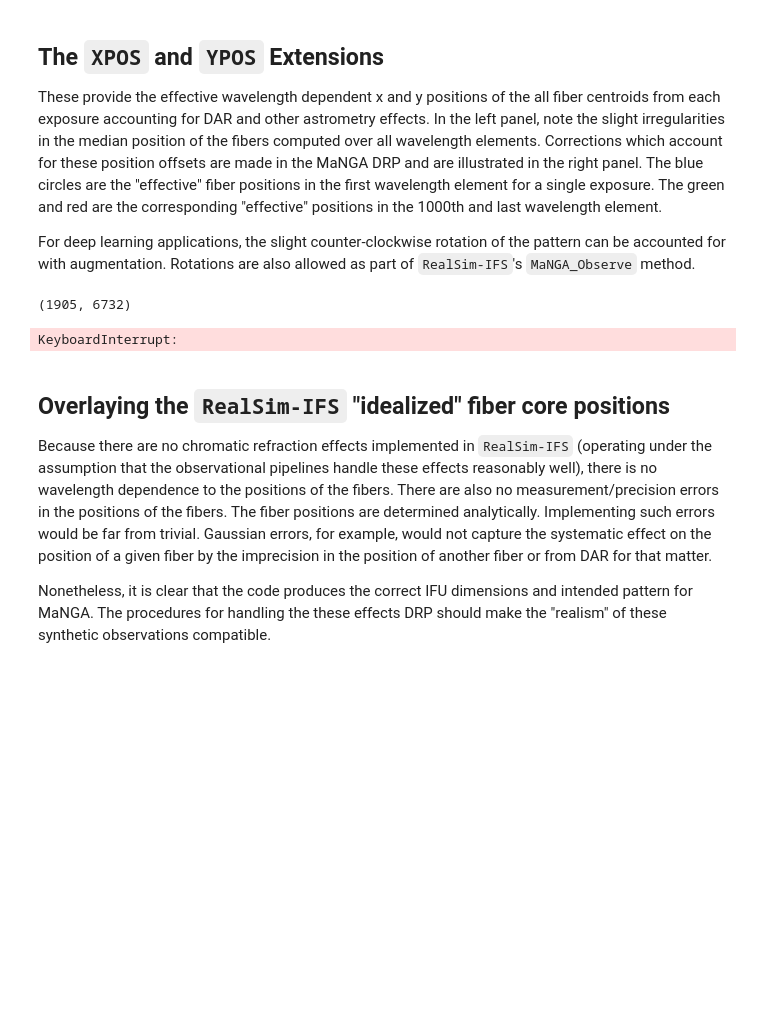
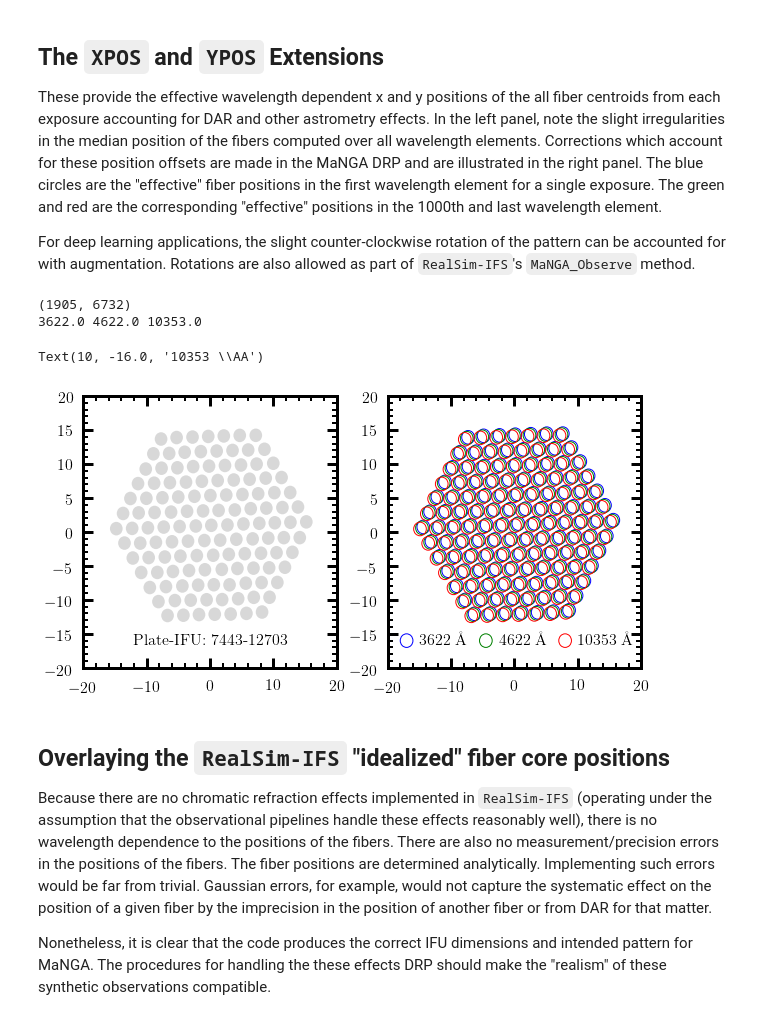
Before and after one commit to cbottrell/RealSim-IFS, a Jupyter notebook: MaNGA_RSS_File_test.ipynb, the cells around one changed output. Saved outputs shown, nothing was run; the diff lists cells and outputs as text; code cells hidden in the pictures; blank space fills up the shorter version.

```diff
--- a/MaNGA_RSS_File_test.ipynb
+++ b/MaNGA_RSS_File_test.ipynb
@@ -273,46 +277,56 @@ for ax in axarr.flat:
 ax = axarr[0]
 
 for xy in zip(med_xpos[:127],med_ypos[:127]):
     core = Circle(xy=xy,radius=1,transform=ax.transData,facecolor='Grey',alpha=0.3)
     ax.add_artist(core)
 
-ax.text(0.5,0.05,"Plate-IFU: {}-{}".format(plate,ifudesign),
-        ha='center',va='bottom',color='black',fontsize=16,transform=ax.transAxes)
+ax.text(0.5,0.1,"Plate-IFU: {}-{}".format(plate,ifudesign),
+        ha='center',va='center',color='black',fontsize=16,transform=ax.transAxes)
 
 #ax.scatter(med_xpos[:127],med_ypos[:127],facecolor = 'lightgrey',edgecolor=None)
 #ax.scatter(med_xpos[127:2*127],med_ypos[127:2*127],facecolor = 'lightgrey',edgecolor=None)
 #ax.scatter(med_xpos[2*127:3*127],med_ypos[2*127:3*127],facecolor = 'lightgrey',edgecolor=None)
 
 ax = axarr[1]
 
 for xy in zip(xpos[:127,0],ypos[:127,0]):
-    fibre1 = Circle(xy=xy,radius=1,transform=ax.transData,facecolor = 'None',edgecolor='blue',label='{:.0f} \AA'.format(lam[0]))
-    ax.add_artist(fibre1)
+    fibre = Circle(xy=xy,radius=1,transform=ax.transData,facecolor = 'None',edgecolor='blue',label='{:.0f} \AA'.format(lam[0]))
+    ax.add_artist(fibre)
 
-fibre1 = Circle(xy=(-17.5,0.1*40-20),radius=1,transform=ax.transData,facecolor = 'None',edgecolor='blue',label='{:.0f} \AA'.format(lam[0]))
-ax.add_artist(fibre1)
-ax.text(-15,0.1*40-20,'{:.0f} \AA'.format(lam[0]),ax.transData,ha='left',va='center')
+fibre = Circle(xy=(-17,0.1*40-20),radius=1,transform=ax.transData,facecolor = 'None',edgecolor='blue',label='{:.0f} \AA'.format(lam[0]))
+ax.add_artist(fibre)
+ax.text(-15,0.1*40-20,r'{:.0f} \AA'.format(lam[0]),transform=ax.transData,ha='left',va='center',fontsize=16)
 
 
 for xy in zip(xpos[:127,lam_index],ypos[:127,lam_index]):
-    fibre2 = Circle(xy=xy,radius=1,transform=ax.transData,facecolor = 'None',edgecolor='green',label='{:.0f} \AA'.format(lam[0]))
-    ax.add_artist(fibre2)
+    fibre = Circle(xy=xy,radius=1,transform=ax.transData,facecolor = 'None',edgecolor='green',label='{:.0f} \AA'.format(lam[0]))
+    ax.add_artist(fibre)
+
+fibre = Circle(xy=(-4.5,0.1*40-20),radius=1,transform=ax.transData,facecolor = 'None',edgecolor='green',label='{:.0f} \AA'.format(lam[lam_index]))
+ax.add_artist(fibre)
+ax.text(-2.5,0.1*40-20,r'{:.0f} \AA'.format(lam[lam_index]),transform=ax.transData,ha='left',va='center',fontsize=16)
+
 
 for xy in zip(xpos[:127,-1],ypos[:127,-1]):
-    fibre3 = Circle(xy=xy,radius=1,transform=ax.transData,facecolor = 'None',edgecolor='red',label='{:.0f} \AA'.format(lam[0]))
-    ax.add_artist(fibre3)
+    fibre = Circle(xy=xy,radius=1,transform=ax.transData,facecolor = 'None',edgecolor='red',label='{:.0f} \AA'.format(lam[0]))
+    ax.add_artist(fibre)
 
+fibre = Circle(xy=(8,0.1*40-20),radius=1,transform=ax.transData,facecolor = 'None',edgecolor='red',label='{:.0f} \AA'.format(lam[-1]))
+ax.add_artist(fibre)
+ax.text(10,0.1*40-20,r'{:.0f} \AA'.format(lam[-1]),transform=ax.transData,ha='left',va='center',fontsize=16)
 
 # ax.scatter(xpos[:127,0],ypos[:127,0],facecolor = 'None',edgecolor='blue',label='{:.0f} \AA'.format(lam[0]))
 # ax.scatter(xpos[:127,lam_index],ypos[:127,lam_index],facecolor = 'None',edgecolor='green',label='{:.0f} \AA'.format(lam[lam_index]))
 # ax.scatter(xpos[:127,-1],ypos[:127,-1],facecolor = 'None',edgecolor='red',label='{:.0f} \AA'.format(lam[-1]))
 
-ax.legend(frameon=False,fontsize=16,ncol=3,loc='lower center',handletextpad=-0.3,columnspacing=0)
+#ax.legend(frameon=False,fontsize=16,ncol=3,loc='lower center',handletextpad=-0.3,columnspacing=0)
 
 fig.savefig('/home/bottrell/scratch/Merger_Kinematics/RealSim-IFS/Figures/RSS_DAR_Demo.pdf')
 # %% [output]
 (1905, 6732)
+3622.0 4622.0 10353.0
-KeyboardInterrupt:
+Text(10, -16.0, '10353 \\AA')
+[figure, added]
 # %% [markdown]
 ## Overlaying the `RealSim-IFS` "idealized" fiber core positions
 
```
Also changed, not shown: parts of 16 cells of this notebook.
